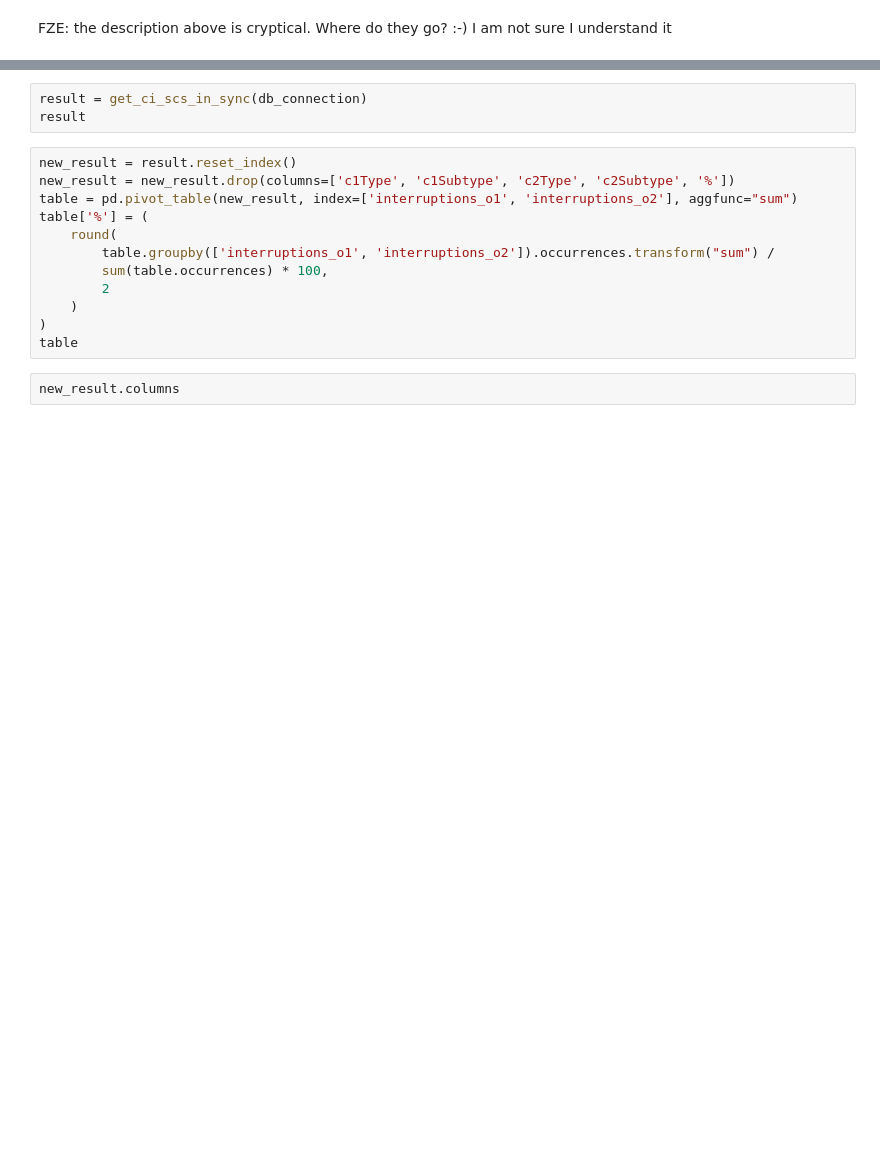
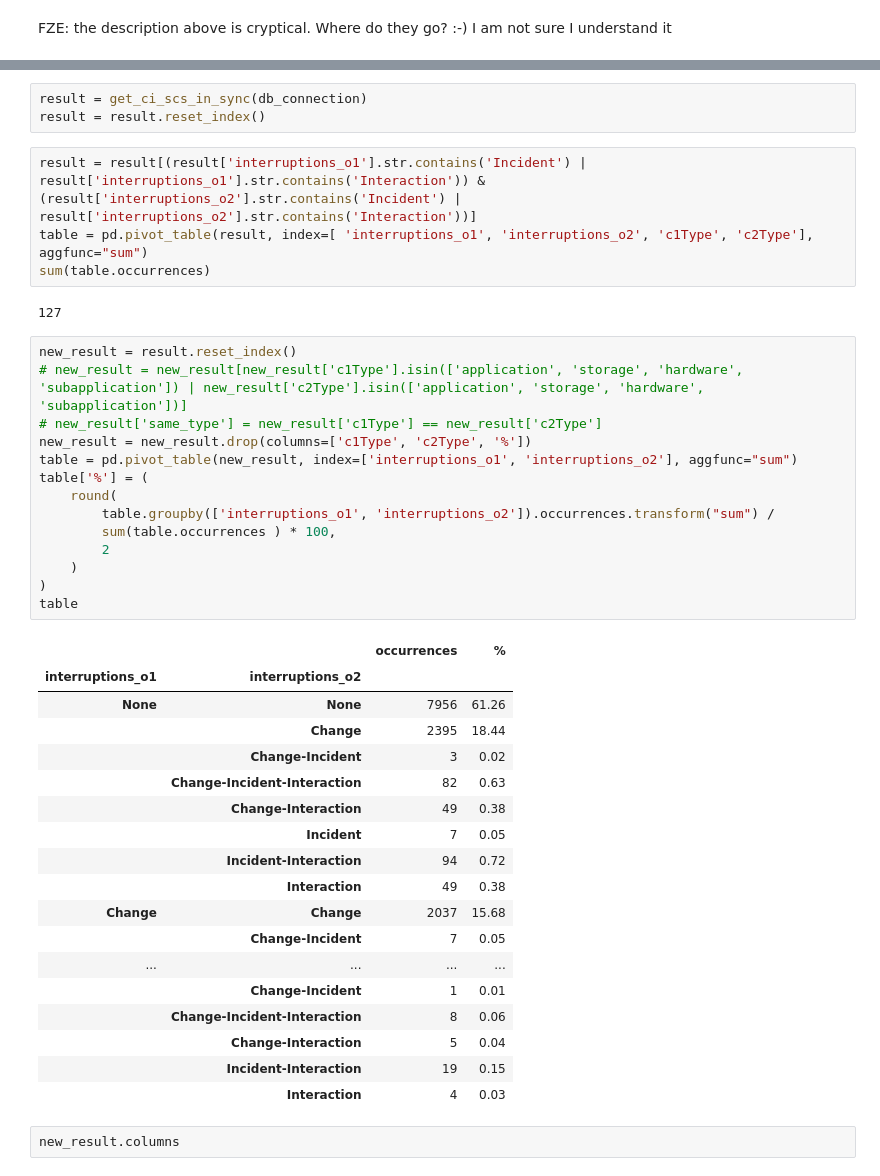
Before and after one commit to Ava-S/EKG_BPIC2014_Notebook, a Jupyter notebook: 2_full_analysis.ipynb, the cells around one changed output, grey strips where cells are left out. Saved outputs shown, nothing was run; the diff lists cells and outputs as text; blank space fills up the shorter version.

```diff
--- a/2_full_analysis.ipynb
+++ b/2_full_analysis.ipynb
@@ -1857,18 +2197,45 @@ CALL (o2, e, f){
     return table
 # %%
 result = get_ci_scs_in_sync(db_connection)
-result
+result = result.reset_index()
+# %%
+result = result[(result['interruptions_o1'].str.contains('Incident') | result['interruptions_o1'].str.contains('Interaction')) & (result['interruptions_o2'].str.contains('Incident') | result['interruptions_o2'].str.contains('Interaction'))]
+table = pd.pivot_table(result, index=[ 'interruptions_o1', 'interruptions_o2', 'c1Type', 'c2Type'], aggfunc="sum")
+sum(table.occurrences)
+# %% [output]
+127
 # %%
 new_result = result.reset_index()
-new_result = new_result.drop(columns=['c1Type', 'c1Subtype', 'c2Type', 'c2Subtype', '%'])
+# new_result = new_result[new_result['c1Type'].isin(['application', 'storage', 'hardware', 'subapplication']) | new_result['c2Type'].isin(['application', 'storage', 'hardware', 'subapplication'])]
+# new_result['same_type'] = new_result['c1Type'] == new_result['c2Type']
+new_result = new_result.drop(columns=['c1Type', 'c2Type', '%'])
 table = pd.pivot_table(new_result, index=['interruptions_o1', 'interruptions_o2'], aggfunc="sum")
 table['%'] = (
     round(
         table.groupby(['interruptions_o1', 'interruptions_o2']).occurrences.transform("sum") /
-        sum(table.occurrences) * 100,
+        sum(table.occurrences ) * 100,
         2
     )
 )
 table
+# %% [output]
+|  |  | occurrences | % |
+| interruptions_o1 | interruptions_o2 |  |  |
+| None | None | 7956 | 61.26 |
+|  | Change | 2395 | 18.44 |
+|  | Change-Incident | 3 | 0.02 |
+|  | Change-Incident-Interaction | 82 | 0.63 |
+|  | Change-Interaction | 49 | 0.38 |
+|  | Incident | 7 | 0.05 |
+|  | Incident-Interaction | 94 | 0.72 |
+|  | Interaction | 49 | 0.38 |
+| Change | Change | 2037 | 15.68 |
+|  | Change-Incident | 7 | 0.05 |
+| ... | ... | ... | ... |
+|  | Change-Incident | 1 | 0.01 |
+|  | Change-Incident-Interaction | 8 | 0.06 |
+|  | Change-Interaction | 5 | 0.04 |
+|  | Incident-Interaction | 19 | 0.15 |
+|  | Interaction | 4 | 0.03 |
 # %%
 new_result.columns
```
Also changed, not shown: parts of 47 cells of this notebook.
